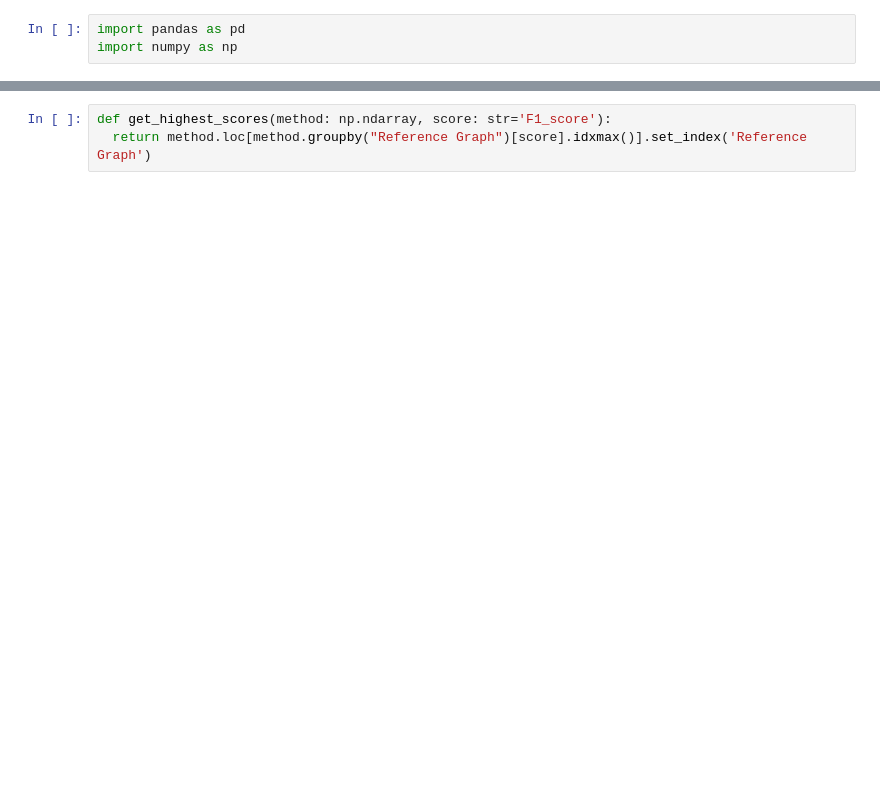
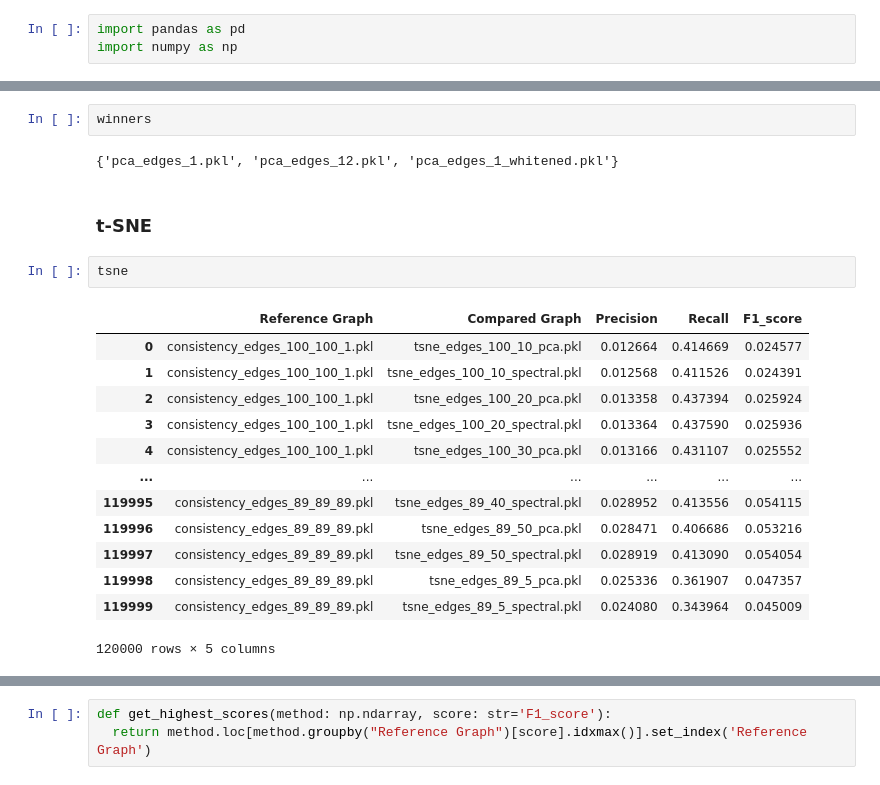
Before and after one commit to Vinicius-Teixeirac/RL-COVID-Events, a Jupyter notebook: GraphEvaluation/critical_difference_diagrams.ipynb, the cells around one changed output, grey strips where cells are left out. Cells and saved outputs as stored; diff of their text form; blank space fills up the shorter version.

```diff
--- a/GraphEvaluation/critical_difference_diagrams.ipynb
+++ b/GraphEvaluation/critical_difference_diagrams.ipynb
@@ -7,0 +102,22 @@ umap = pd.read_parquet('../EvaluationResults/Covid-19Vaccine_dataset/comparison_
+# %%
+winners
+# %% [output]
+{'pca_edges_1.pkl', 'pca_edges_12.pkl', 'pca_edges_1_whitened.pkl'}
+# %% [markdown]
+### t-SNE
+# %%
+tsne
+# %% [output]
+|  | Reference Graph | Compared Graph | Precision | Recall | F1_score |
+| 0 | consistency_edges_100_100_1.pkl | tsne_edges_100_10_pca.pkl | 0.012664 | 0.414669 | 0.024577 |
+| 1 | consistency_edges_100_100_1.pkl | tsne_edges_100_10_spectral.pkl | 0.012568 | 0.411526 | 0.024391 |
+| 2 | consistency_edges_100_100_1.pkl | tsne_edges_100_20_pca.pkl | 0.013358 | 0.437394 | 0.025924 |
+| 3 | consistency_edges_100_100_1.pkl | tsne_edges_100_20_spectral.pkl | 0.013364 | 0.437590 | 0.025936 |
+| 4 | consistency_edges_100_100_1.pkl | tsne_edges_100_30_pca.pkl | 0.013166 | 0.431107 | 0.025552 |
+| ... | ... | ... | ... | ... | ... |
+| 119995 | consistency_edges_89_89_89.pkl | tsne_edges_89_40_spectral.pkl | 0.028952 | 0.413556 | 0.054115 |
+| 119996 | consistency_edges_89_89_89.pkl | tsne_edges_89_50_pca.pkl | 0.028471 | 0.406686 | 0.053216 |
+| 119997 | consistency_edges_89_89_89.pkl | tsne_edges_89_50_spectral.pkl | 0.028919 | 0.413090 | 0.054054 |
+| 119998 | consistency_edges_89_89_89.pkl | tsne_edges_89_5_pca.pkl | 0.025336 | 0.361907 | 0.047357 |
+| 119999 | consistency_edges_89_89_89.pkl | tsne_edges_89_5_spectral.pkl | 0.024080 | 0.343964 | 0.045009 |
+120000 rows × 5 columns
```
Also changed, not shown: parts of 35 cells of this notebook, 2 other files.
